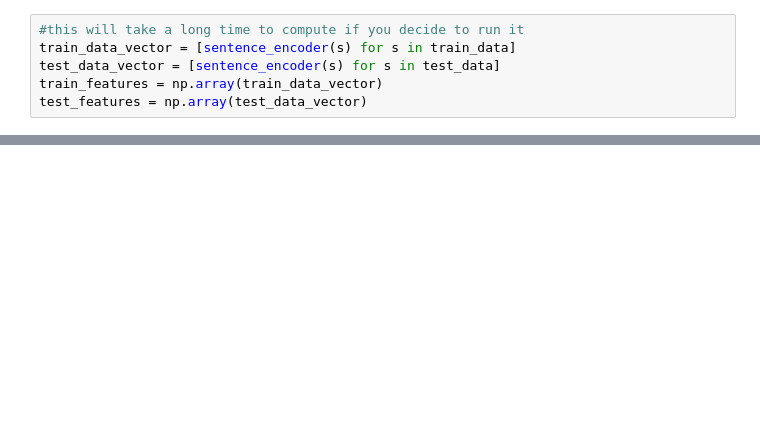
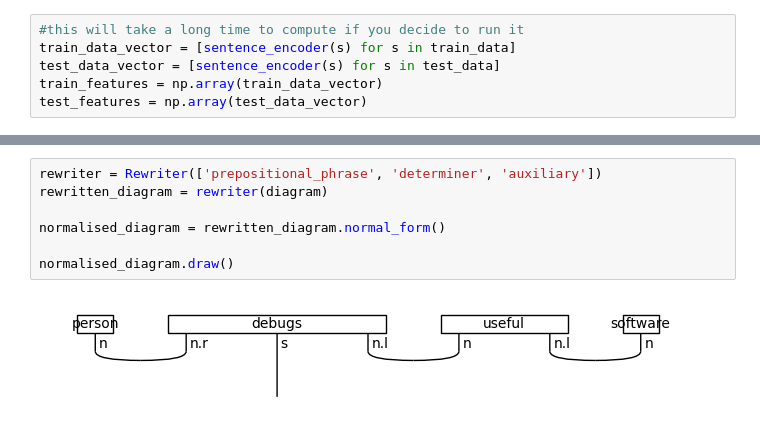
Before and after one commit to Frozha/quantum-text-classifier, a Jupyter notebook: discocatencoder.ipynb, the cells around one changed output, grey strips where cells are left out. Drawn from its saved outputs; the diff is of its cells as text; blank space fills up the shorter version.

```diff
--- a/discocatencoder.ipynb
+++ b/discocatencoder.ipynb
@@ -290,0 +183,9 @@ QSVC                                    |       0.47
+# %%
+rewriter = Rewriter(['prepositional_phrase', 'determiner', 'auxiliary'])
+rewritten_diagram = rewriter(diagram)
+
+normalised_diagram = rewritten_diagram.normal_form()
+
+normalised_diagram.draw()
+# %% [output]
+[figure, added]
```
Also changed, not shown: parts of 35 cells of this notebook, 7 other files.
